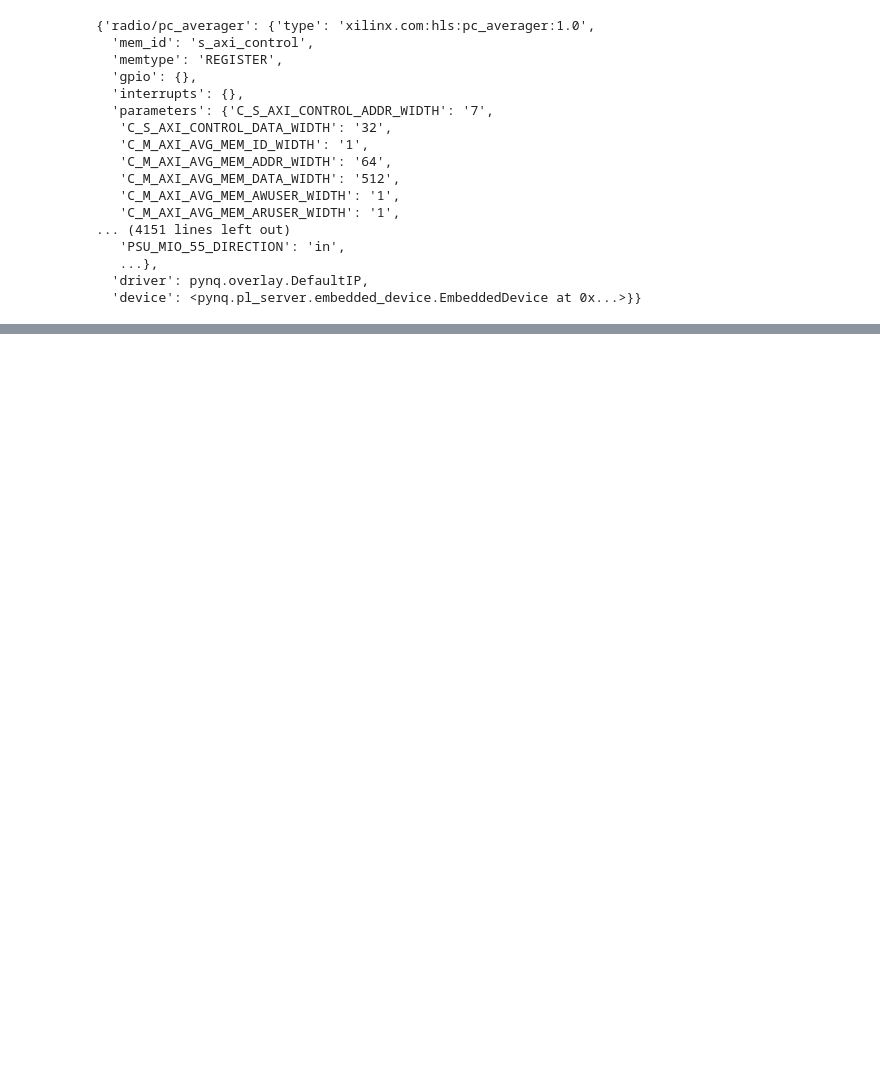
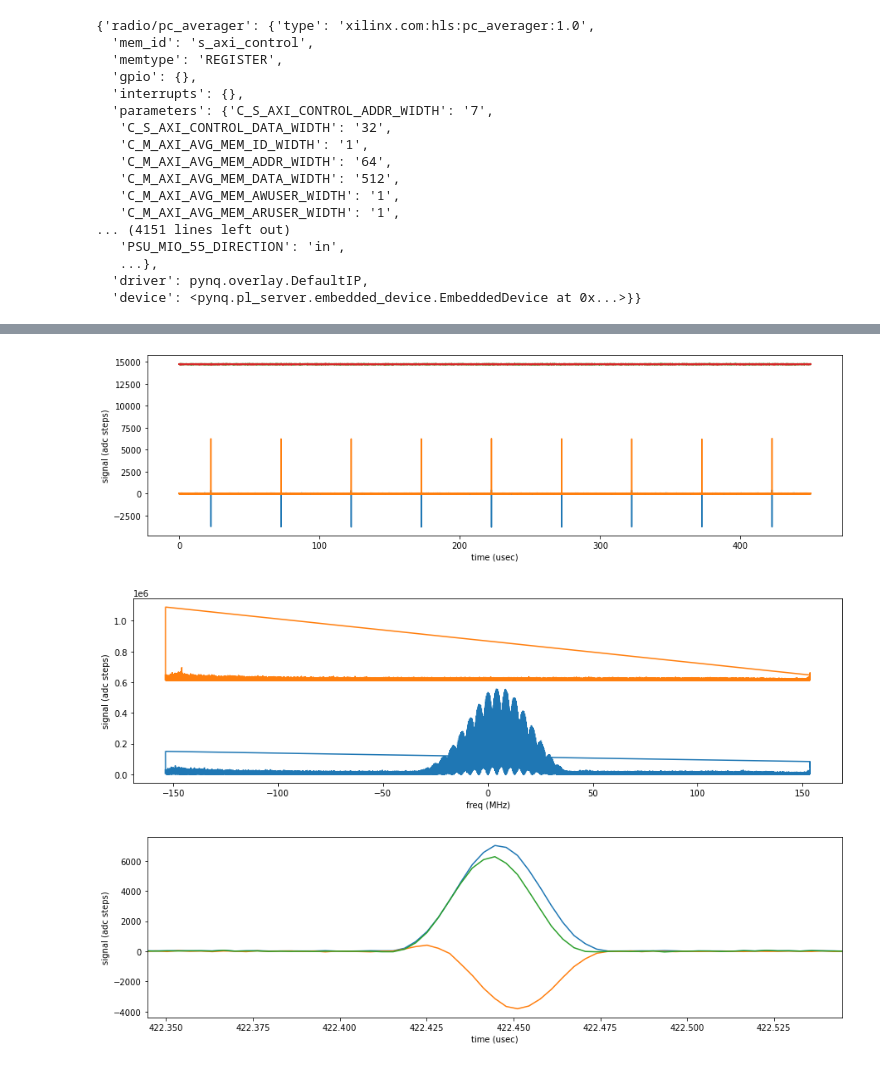
Before and after one commit to marcus-o/real_time_rfsoc_phase_correction, a Jupyter notebook: adjustable_pc_2ch/pynq/adjustable_phase_correction_2ch_dev.ipynb, the cells around one changed output, grey strips where cells are left out. Saved outputs shown, nothing was run; the diff lists cells and outputs as text; code cells hidden in the pictures; blank space fills up the shorter version.

```diff
--- a/adjustable_pc_2ch/pynq/adjustable_phase_correction_2ch_dev.ipynb
+++ b/adjustable_pc_2ch/pynq/adjustable_phase_correction_2ch_dev.ipynb
@@ -764,6 +754,17 @@ if 1:
     plt.ylabel('signal (adc steps)')
     plt.show()
 
+    plt.figure(figsize=(15,4))
+    plt.plot(time_vec*1e6, np.abs(data))
+    plt.plot(time_vec*1e6, np.real(data))
+    plt.plot(time_vec*1e6, np.imag(data))
+    m = np.argmax(np.abs(data))
+    plt.xlim([time_vec[m]*1e6-0.1, time_vec[m]*1e6+0.1])
+    plt.xlabel('time (usec)')
+    plt.ylabel('signal (adc steps)')
+    plt.show()
+
+
 #np.save('data/cross_r_g/data_ch1_orig', data)
 #np.save('data/cross_r_g/data_ch2_orig', data2)
 # %% [output]
@@ -774,3 +775,6 @@ buffer address, something wrong if not >= 0x1000000000:  0x10034e0000
+[figure, added]
+[figure, added]
+[figure, added]
 # %%
 from pynq import PL
 PL.reset()
```
Also changed, not shown: parts of 7 cells of this notebook, 6 other files.
